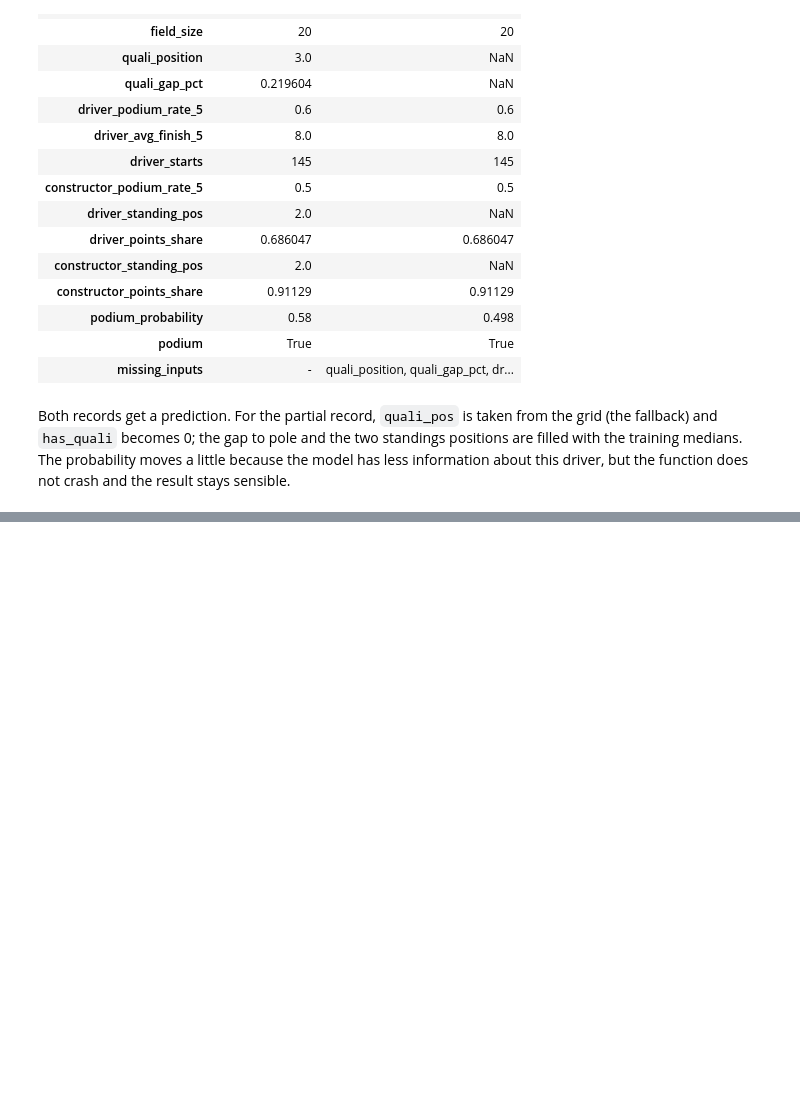
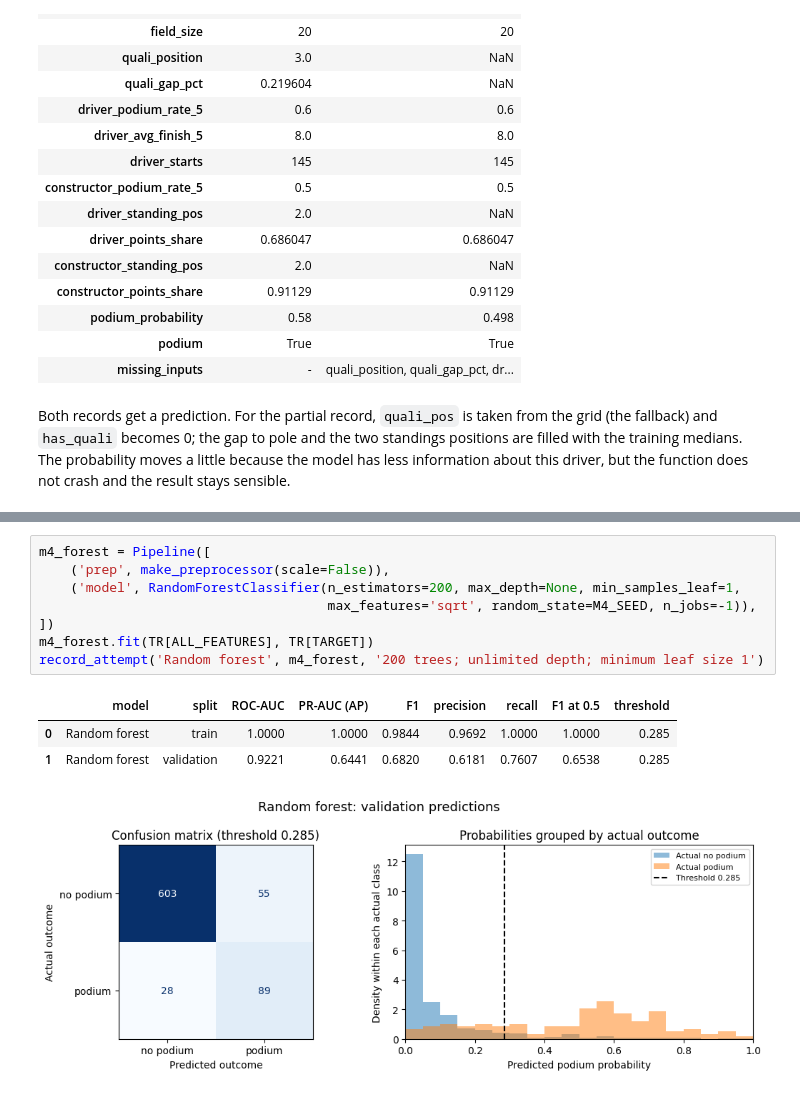
Before and after one commit to mahmoud-hatem-zaky/team47-acl-prodium-prediction, a Jupyter notebook: notebooks/f1-podium-prediction-milestone-1-team-47.ipynb, the cells around one changed output, grey strips where cells are left out. Saved outputs shown, nothing was run; the diff lists cells and outputs as text; blank space fills up the shorter version.

```diff
--- a/notebooks/f1-podium-prediction-milestone-1-team-47.ipynb
+++ b/notebooks/f1-podium-prediction-milestone-1-team-47.ipynb
@@ -1280,0 +1476,13 @@ and the result stays sensible.
+# %%
+m4_forest = Pipeline([
+    ('prep', make_preprocessor(scale=False)),
+    ('model', RandomForestClassifier(n_estimators=200, max_depth=None, min_samples_leaf=1,
+                                     max_features='sqrt', random_state=M4_SEED, n_jobs=-1)),
+])
+m4_forest.fit(TR[ALL_FEATURES], TR[TARGET])
+record_attempt('Random forest', m4_forest, '200 trees; unlimited depth; minimum leaf size 1')
+# %% [output]
+|  | model | split | ROC-AUC | PR-AUC (AP) | F1 | precision | recall | F1 at 0.5 | threshold |
+| 0 | Random forest | train | 1.0000 | 1.0000 | 0.9844 | 0.9692 | 1.0000 | 1.0000 | 0.285 |
+| 1 | Random forest | validation | 0.9221 | 0.6441 | 0.6820 | 0.6181 | 0.7607 | 0.6538 | 0.285 |
+[figure, added]
```
Also changed, not shown: parts of 25 cells of this notebook.
